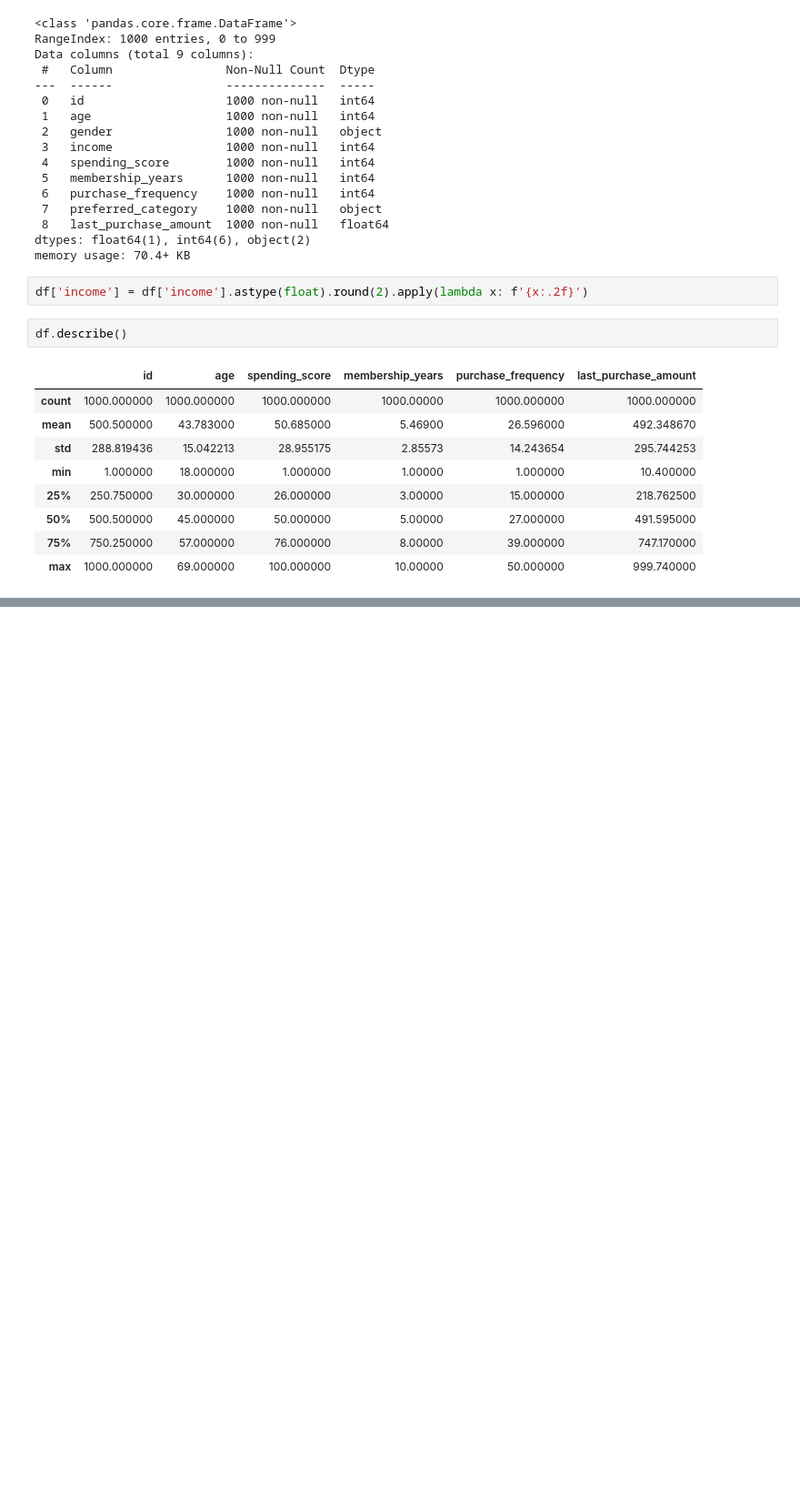
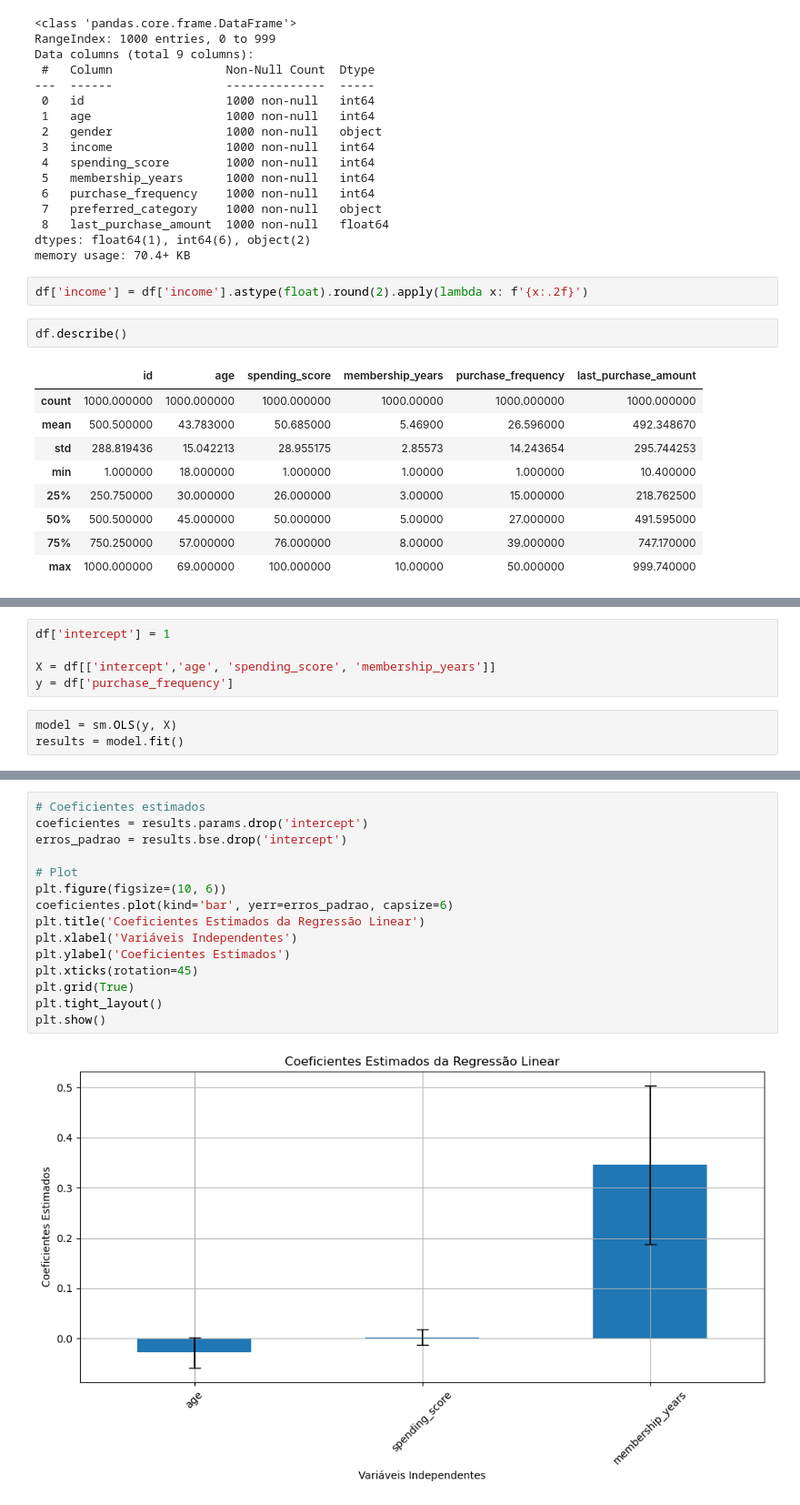
Before and after one commit to leoolessa/CSDMA, a Jupyter notebook: main.ipynb, the cells around one changed output, grey strips where cells are left out. Shown: that part at 91% size. Saved outputs shown, nothing was run; the diff lists cells and outputs as text; blank space fills up the shorter version.

```diff
--- a/main.ipynb
+++ b/main.ipynb
@@ -53,0 +160,8 @@ df.describe()
+# %%
+df['intercept'] = 1
+
+X = df[['intercept','age', 'spending_score', 'membership_years']]
+y = df['purchase_frequency']
+# %%
+model = sm.OLS(y, X)
+results = model.fit()
@@ -53,0 +188,17 @@ df.describe()
+# %%
+# Coeficientes estimados
+coeficientes = results.params.drop('intercept')
+erros_padrao = results.bse.drop('intercept')
+
+# Plot
+plt.figure(figsize=(10, 6))
+coeficientes.plot(kind='bar', yerr=erros_padrao, capsize=6)
+plt.title('Coeficientes Estimados da Regressão Linear')
+plt.xlabel('Variáveis Independentes')
+plt.ylabel('Coeficientes Estimados')
+plt.xticks(rotation=45)
+plt.grid(True)
+plt.tight_layout()
+plt.show()
+# %% [output]
+[figure, added]
```
Also changed, not shown: parts of 17 cells of this notebook.
